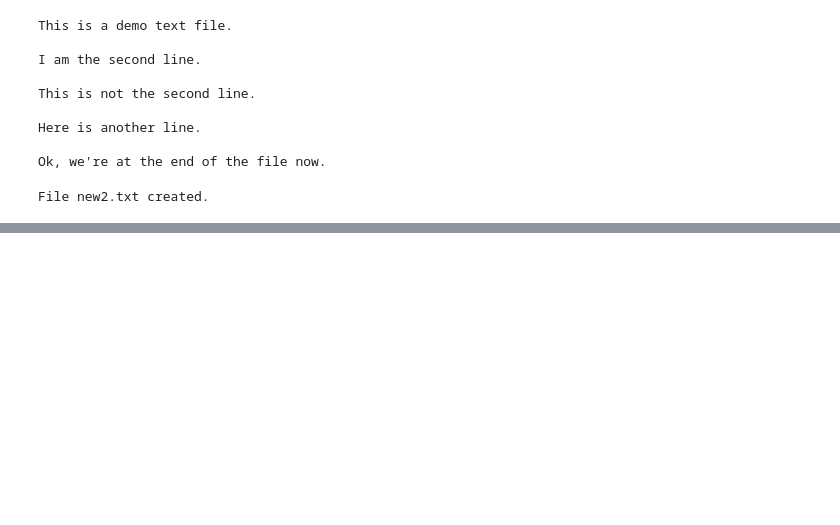
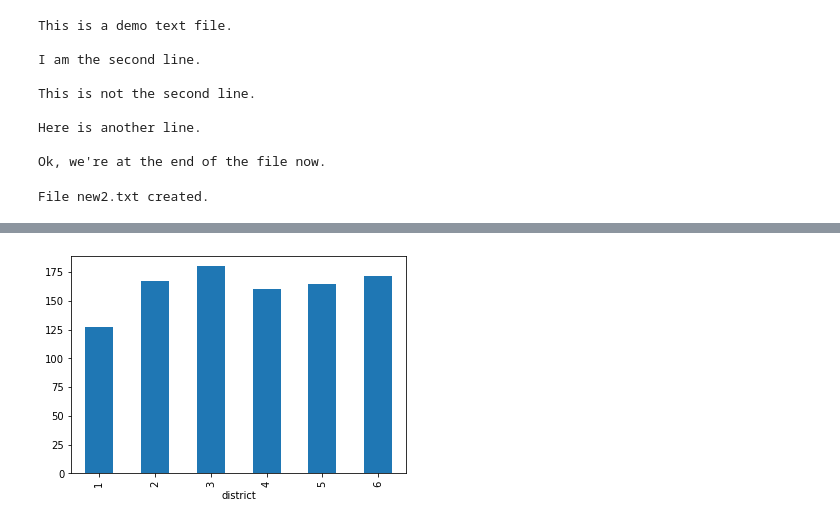
Before and after one commit to vermi/python-bootcamp, a Jupyter notebook: tijay.ipynb, the cells around one changed output, grey strips where cells are left out. Cells and saved outputs as stored; diff of their text form; code cells hidden in the pictures; blank space fills up the shorter version.

```diff
--- a/tijay.ipynb
+++ b/tijay.ipynb
@@ -67,0 +188,6 @@ Column names are: cdatetime, address, district, beat, grid, crimedescr, ucr_ncic
+# %%
+crime = pd.read_csv("crime.csv")
+crime.groupby('district')['crimedescr'].nunique().plot(kind='bar')
+plt.show()
+# %% [output]
+[figure, added]
```
Also changed, not shown: parts of 16 cells of this notebook, 3 other files.
